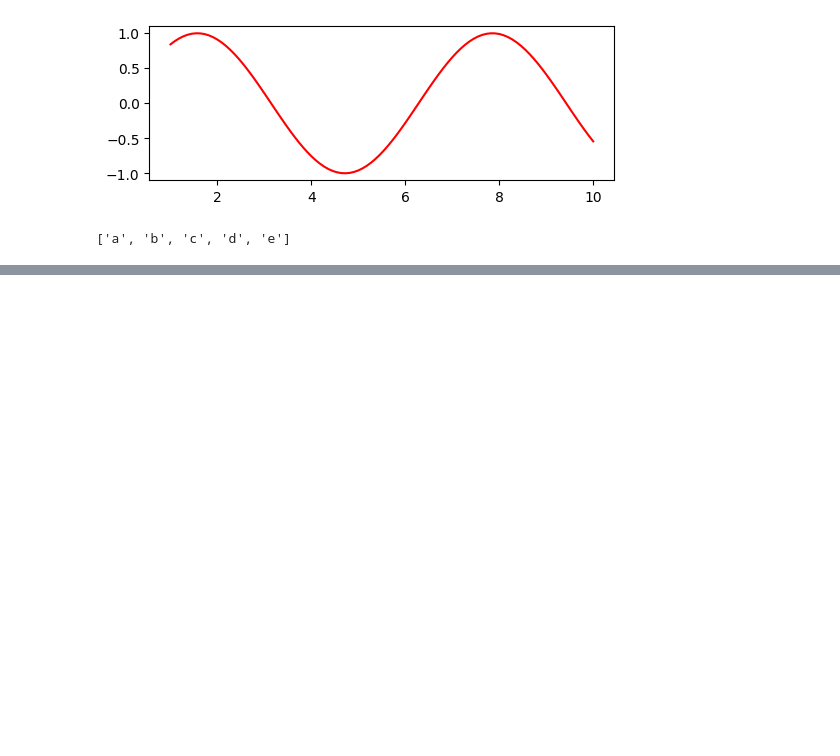
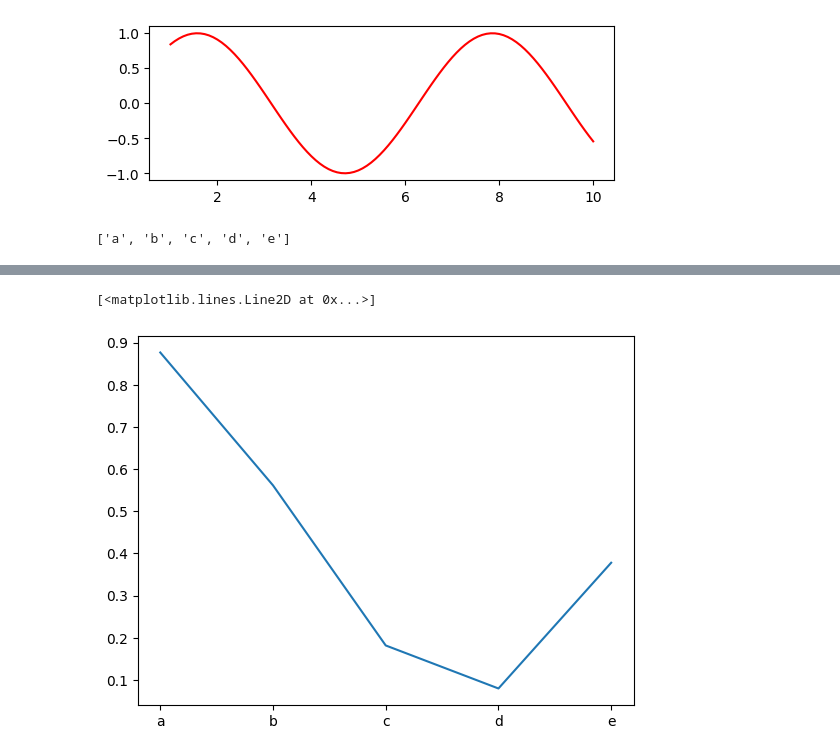
Before and after one commit to prshntshinde/pw-datascience, a Jupyter notebook: practice_sessions/visualization/matplotlib.ipynb, the cells around one changed output, grey strips where cells are left out. Cells and saved outputs as stored; diff of their text form; code cells hidden in the pictures; blank space fills up the shorter version.

Commit message:
feat: matplotlib #123

```diff
--- a/practice_sessions/visualization/matplotlib.ipynb
+++ b/practice_sessions/visualization/matplotlib.ipynb
@@ -184,0 +180,5 @@ plt.
+# %%
+plt.plot(x, y)
+# %% [output]
+[<matplotlib.lines.Line2D at 0x...>]
+[figure, added]
```
Also changed, not shown: parts of 33 cells of this notebook, 1 other file.
